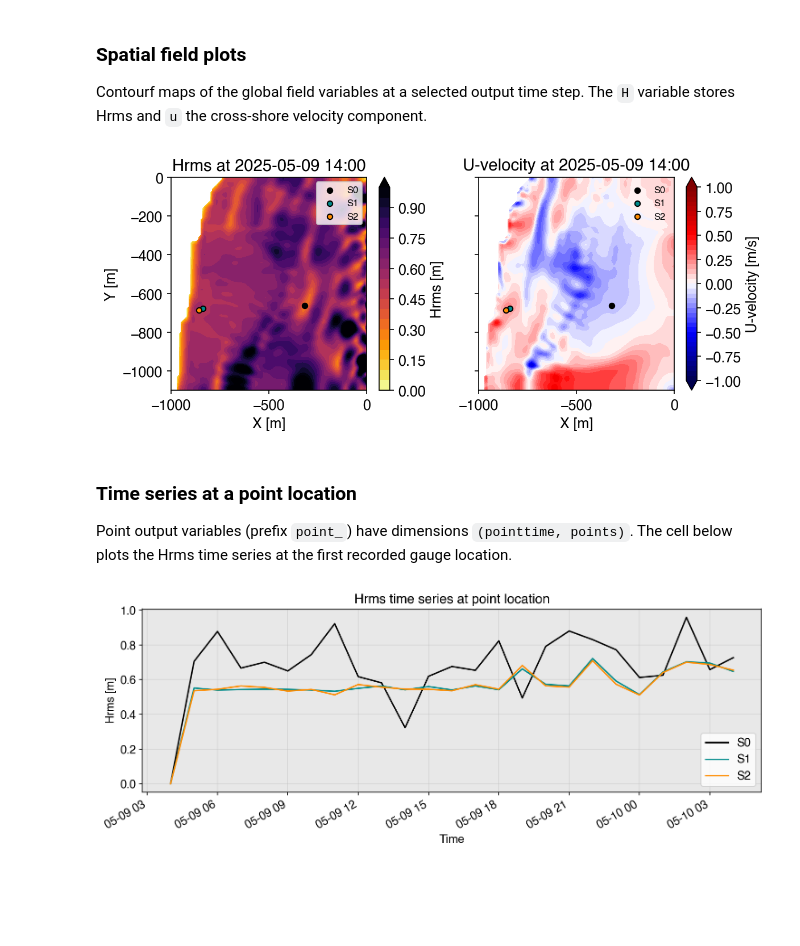
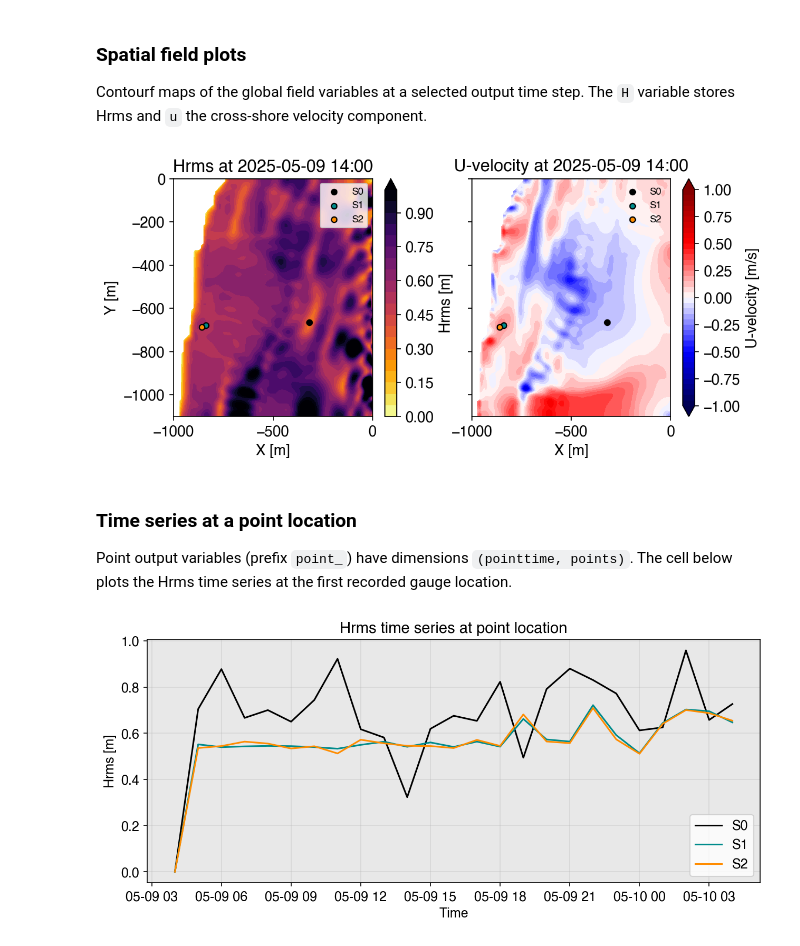
Before and after one commit to oceanicos-dev-org/oceanicospy, a Jupyter notebook: examples/models/xbeach_2D_case.ipynb, the cells around one changed output. Cells and saved outputs as stored; diff of their text form; code cells hidden in the pictures; blank space fills up the shorter version.

```diff
--- a/examples/models/xbeach_2D_case.ipynb
+++ b/examples/models/xbeach_2D_case.ipynb
@@ -469,35 +465,34 @@ color_points = ["k","darkcyan","darkorange"]
 # ── Hrms field ───────────────────────────────────────────────────────────────
 cf0 = axes[0].contourf(ds_field.globalx, ds_field.globaly, H_data,
                        levels=H_levels, extend="max", cmap="inferno_r")
 fig.colorbar(cf0, ax=axes[0], label="Hrms [m]")
 count = 0
 for sensor_x, sensor_y in zip(points_x, points_y):
     axes[0].scatter(sensor_x, sensor_y, color=color_points[count], edgecolors='black', s=20, label=f'S{count}')
     count += 1
 
 axes[0].legend(loc='upper right', fontsize=8)
 axes[0].set_title(f"Hrms at {time_field[time_index]:%Y-%m-%d %H:%M}", fontsize=14)
 axes[0].set(xlabel="X [m]", ylabel="Y [m]")
 axes[0].ticklabel_format(useOffset=False, style="plain", axis="both")
 
 # ── U-velocity field ─────────────────────────────────────────────────────────
 cf1 = axes[1].contourf(ds_field.globalx, ds_field.globaly, U_data,
                        levels=U_levels, extend="both", cmap="seismic")
 count = 0
 for sensor_x, sensor_y in zip(points_x, points_y):
     axes[1].scatter(sensor_x, sensor_y, color=color_points[count], edgecolors='black', s=20, label=f'S{count}')
     count += 1
 
 fig.colorbar(cf1, ax=axes[1], label="U-velocity [m/s]")
 axes[1].legend(loc='upper right', fontsize=8, frameon=False)
 axes[1].set_title(f"U-velocity at {time_field[time_index]:%Y-%m-%d %H:%M}", fontsize=14)
 axes[1].set(xlabel="X [m]")
 axes[1].ticklabel_format(useOffset=False, style="plain", axis="both")
 
-plt.tight_layout()
 plt.show()
 # %% [output]
-[figure, old version]
+[figure, new version]
 # %% [markdown]
 ### Time series at a point location
 
@@ -514,8 +509,6 @@ ax.set_title('Hrms time series at point location', fontsize=14)
 ax.set(xlabel='Time', ylabel='Hrms [m]')
 ax.grid(alpha=0.3)
 ax.legend()
-fig.autofmt_xdate()
-plt.tight_layout()
 plt.show()
 # %% [output]
-[figure, old version]
+[figure, new version]
```
Also changed, not shown: parts of 5 cells of this notebook, 1 other file.
